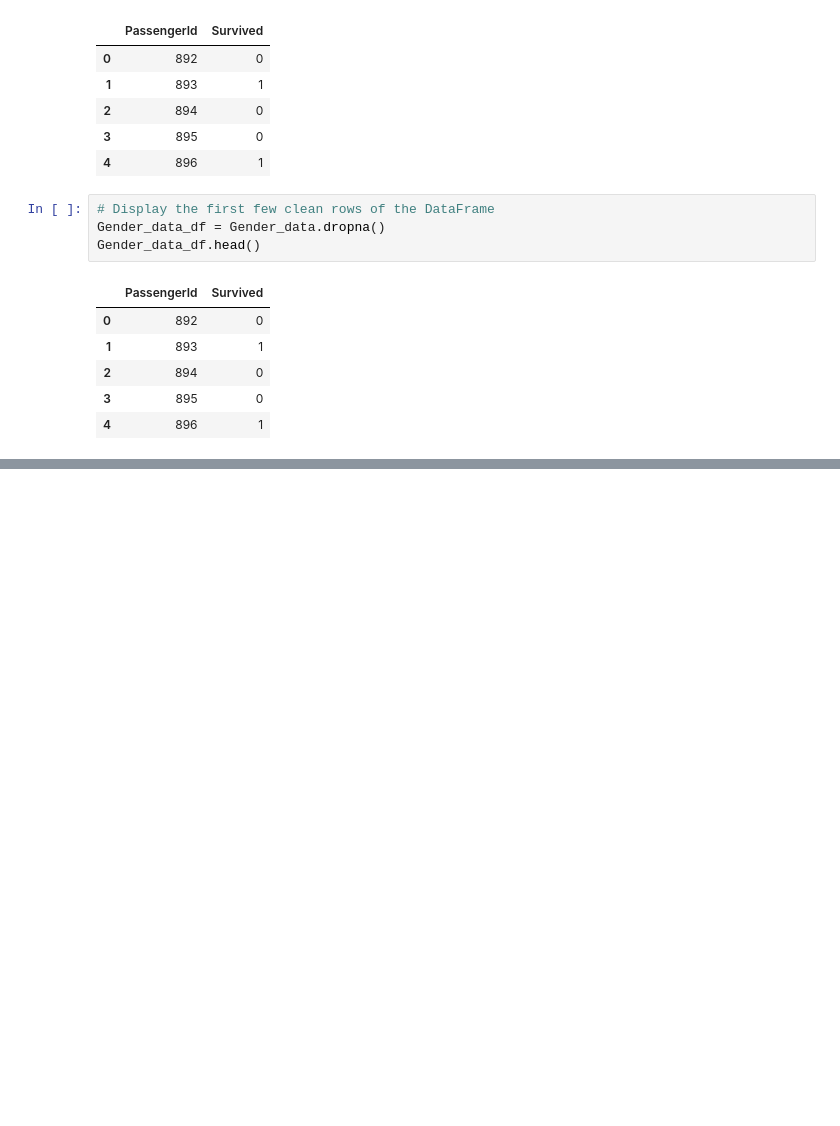
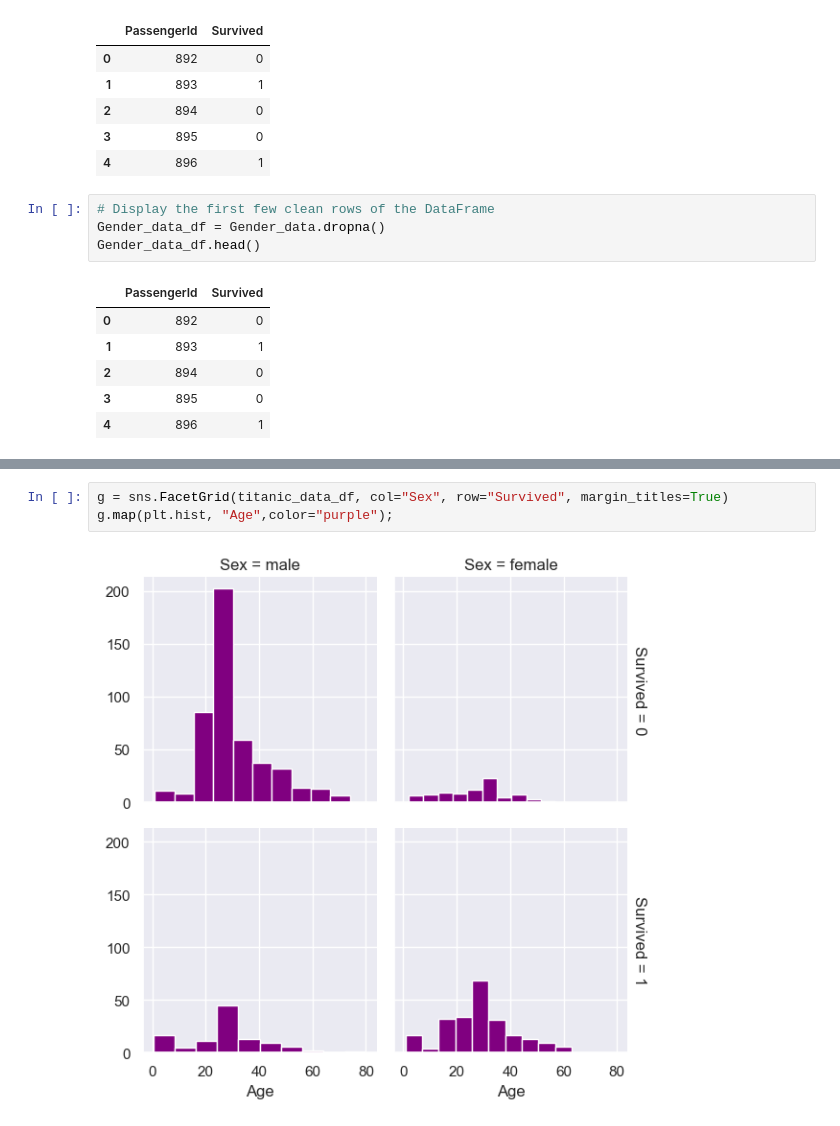
Before and after one commit to anlu18/Titanic-ML, a Jupyter notebook: Cleaned_Titanic_DataSet.ipynb, the cells around one changed output, grey strips where cells are left out. Drawn from its saved outputs; the diff is of its cells as text; blank space fills up the shorter version.

```diff
--- a/Cleaned_Titanic_DataSet.ipynb
+++ b/Cleaned_Titanic_DataSet.ipynb
@@ -69,0 +174,5 @@ Gender_data_df.head()
+# %%
+g = sns.FacetGrid(titanic_data_df, col="Sex", row="Survived", margin_titles=True)
+g.map(plt.hist, "Age",color="purple");
+# %% [output]
+[figure, added]
```
Also changed, not shown: parts of 13 cells of this notebook.
